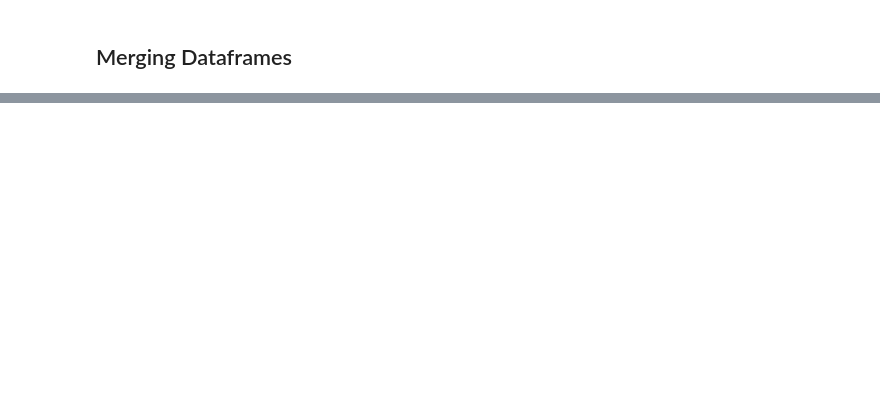
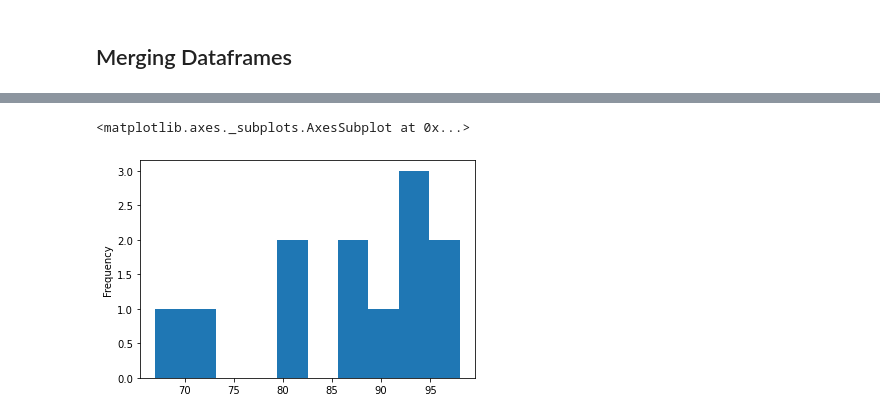
Before and after one commit to CodeupClassroom/darden-data-science-libraries, a Jupyter notebook: advanced_dataframes_demo_code.ipynb, the cells around one changed output, grey strips where cells are left out. Cells and saved outputs as stored; diff of their text form; code cells hidden in the pictures; blank space fills up the shorter version.

```diff
--- a/advanced_dataframes_demo_code.ipynb
+++ b/advanced_dataframes_demo_code.ipynb
@@ -204,0 +539,5 @@ df
+# %%
+df.reading.plot.hist()
+# %% [output]
+<matplotlib.axes._subplots.AxesSubplot at 0x...>
+[figure, added]
```
Also changed, not shown: parts of 45 cells of this notebook.
